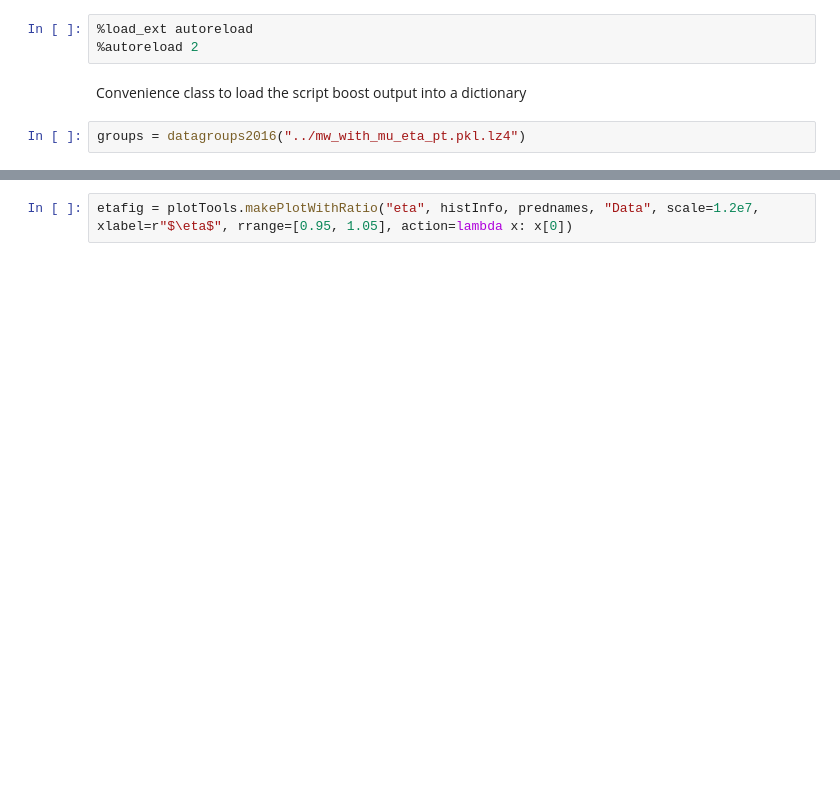
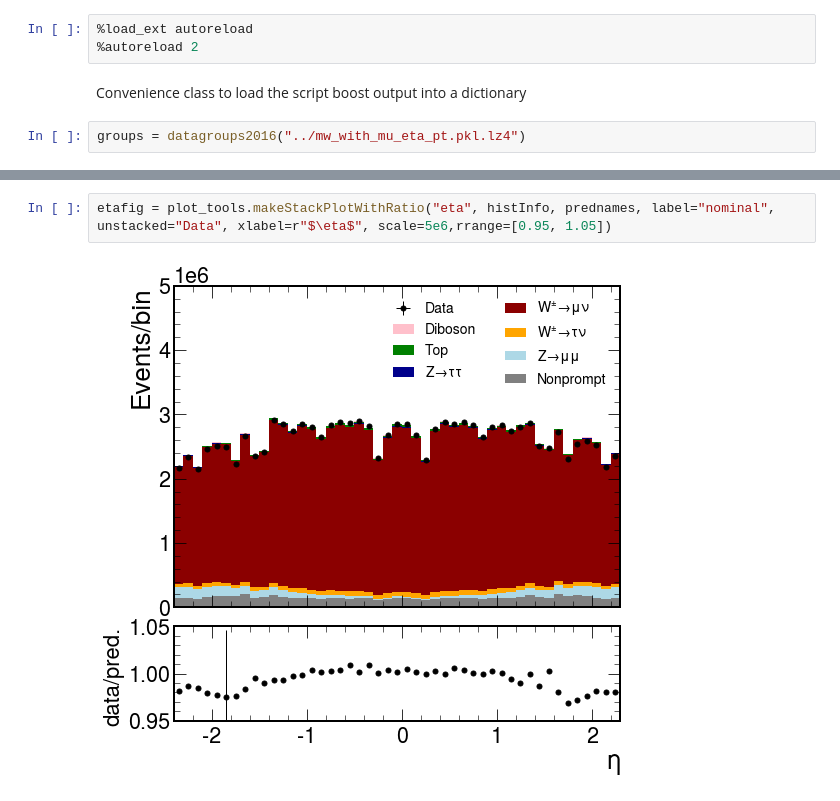
Before and after one commit to bendavid/WRemnants, a Jupyter notebook: notebooks/PlotScratch.ipynb, the cells around one changed output, grey strips where cells are left out. Drawn from its saved outputs; the diff is of its cells as text; blank space fills up the shorter version.

```diff
--- a/notebooks/PlotScratch.ipynb
+++ b/notebooks/PlotScratch.ipynb
@@ -26,3 +41,5 @@ fig = plotTools.makeStackPlotWithRatio("unrolled", histInfo, prednames, label="n
 # %%
-etafig = plotTools.makePlotWithRatio("eta", histInfo, prednames, "Data", scale=1.2e7, xlabel=r"$\eta$", rrange=[0.95, 1.05], action=lambda x: x[0])
+etafig = plot_tools.makeStackPlotWithRatio("eta", histInfo, prednames, label="nominal", unstacked="Data", xlabel=r"$\eta$", scale=5e6,rrange=[0.95, 1.05])
+# %% [output]
+[figure, added]
 # %%
```
Also changed, not shown: parts of 12 cells of this notebook, 11 other files.
